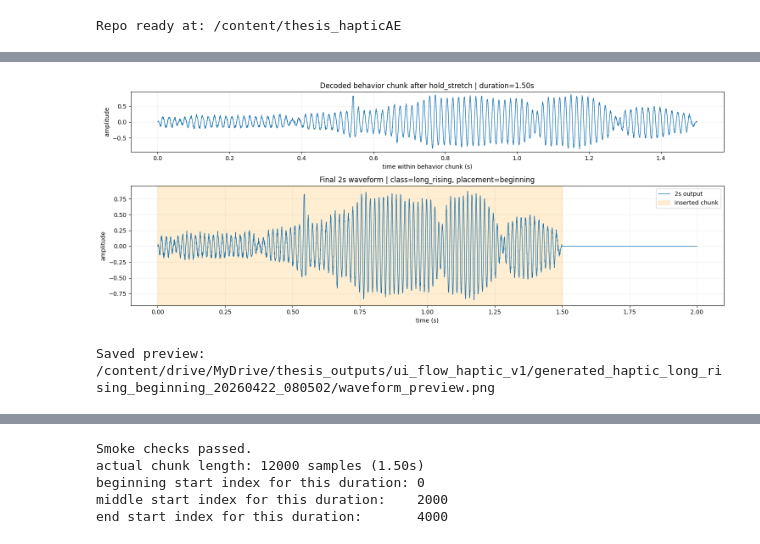
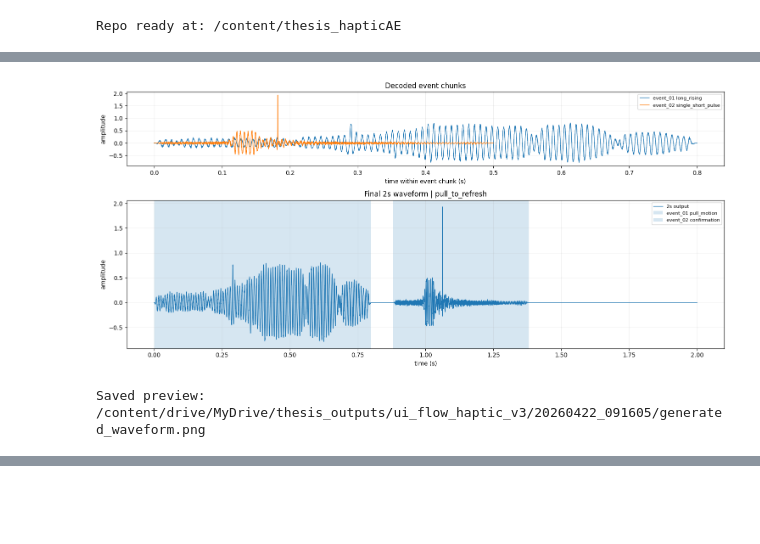
Before and after one commit to cindy-77jiayi/thesis_hapticAE, a Jupyter notebook: colab/ui_flow_to_haptic_pipeline.ipynb, the cells around one changed output, grey strips where cells are left out. Saved outputs shown, nothing was run; the diff lists cells and outputs as text; code cells hidden in the pictures; blank space fills up the shorter version.

```diff
--- a/colab/ui_flow_to_haptic_pipeline.ipynb
+++ b/colab/ui_flow_to_haptic_pipeline.ipynb
@@ -261,6 +428,6 @@ def validate_plan(plan: dict) -> dict:
 # %%
 # -----------------------------
-# Load VAE, checkpoint, and atlas files
+# Load VAE, checkpoint, atlas files, and prototype catalog
 # -----------------------------
 config = load_config(str(PROJECT_ROOT / CONFIG_PATH))
 sr = int(config["data"]["sr"])
@@ -277,6 +444,13 @@ else:
 device = torch.device("cuda" if torch.cuda.is_available() else "cpu")
 checkpoint_path = resolve_checkpoint(OUTPUTS_ROOT, CHECKPOINT_PATH_OVERRIDE)
 curated_data, atlas_data = load_prototype_source(CURATED_JSON_PATH, ATLAS_JSON_PATH)
+latent_feature_lookup = load_latent_feature_lookup(LATENT_TABLE_PATH)
+
+PROTOTYPE_CATALOG, PROTOTYPE_CATALOG_FOR_LLM, PROTOTYPE_CATALOG_TEXT = build_prototype_catalog(
+    curated_data,
+    atlas_data,
+    latent_feature_lookup,
+)
 
 model = build_model(config, device)
 load_checkpoint(model, str(checkpoint_path), device)
@@ -285,6 +459,8 @@ model.eval()
 print(f"Device: {device}")
 print(f"sr={sr}, chunk_len={chunk_len}, final_len={final_len}, latent_dim={latent_dim}")
 print(f"clip_abs={clip_abs}")
+print("Prototype catalog:")
+print(PROTOTYPE_CATALOG_TEXT[:5000])
 # %% [output]
 Using override checkpoint: /content/drive/MyDrive/thesis_outputs/outputs/vae_balanced_8d_0p5s/best_model.pt
 Loaded curated prototypes: /content/drive/MyDrive/thesis_outputs/behavior_atlas_8class/curated_behavior_prototypes.json
@@ -482,61 +1435,43 @@ PLAN: /content/drive/MyDrive/thesis_outputs/ui_flow_haptic_v1/generated_haptic_l
 # %%
 # -----------------------------
 # Plot and playback
 # -----------------------------
 time_final = np.arange(final_len) / sr
-time_chunk = np.arange(actual_chunk_len) / sr
 
-fig, axes = plt.subplots(2, 1, figsize=(15, 6), gridspec_kw={"height_ratios": [1, 2]})
-axes[0].plot(time_chunk, decoded_chunk, linewidth=1.0)
-axes[0].set_title(f"Decoded behavior chunk after {duration_mode} | duration={actual_chunk_len / sr:.2f}s")
-axes[0].set_xlabel("time within behavior chunk (s)")
+fig, axes = plt.subplots(2, 1, figsize=(15, 7), gridspec_kw={"height_ratios": [1, 2]})
+
+for record in event_records:
+    chunk = record["chunk"]
+    t = np.arange(len(chunk)) / sr
+    event = record["event"]
+    axes[0].plot(t, chunk, linewidth=1.0, label=f"{event['event_id']} {event['behavior_class']}")
+axes[0].set_title("Decoded event chunks")
+axes[0].set_xlabel("time within event chunk (s)")
 axes[0].set_ylabel("amplitude")
+axes[0].legend(loc="upper right", fontsize=8)
 axes[0].grid(alpha=0.2)
 
 axes[1].plot(time_final, final_wave, linewidth=1.0, label="2s output")
-axes[1].axvspan(start_idx / sr, end_idx / sr, color="orange", alpha=0.18, label="inserted chunk")
-axes[1].set_title(f"Final 2s waveform | class={behavior_class}, placement={placement}")
+for record in event_records:
+    event = record["event"]
+    axes[1].axvspan(
+        record["start_s"],
+        record["end_s"],
+        alpha=0.18,
+        label=f"{event['event_id']} {event['semantic_role']}",
+    )
+axes[1].set_title(f"Final 2s waveform | {HAPTIC_PLAN.get('interaction_type')}")
 axes[1].set_xlabel("time (s)")
 axes[1].set_ylabel("amplitude")
-axes[1].legend(loc="upper right")
+axes[1].legend(loc="upper right", fontsize=8)
 axes[1].grid(alpha=0.2)
 
 plt.tight_layout()
-plt.savefig(preview_path, dpi=150, bbox_inches="tight")
 plt.show()
 
 print(f"Saved preview: {preview_path}")
 display(Audio(final_wave, rate=sr))
 # %% [output]
-[figure, old version]
+[figure, new version]
-Saved preview: /content/drive/MyDrive/thesis_outputs/ui_flow_haptic_v1/generated_haptic_long_rising_beginning_20260422_080502/waveform_preview.png
+Saved preview: /content/drive/MyDrive/thesis_outputs/ui_flow_haptic_v3/20260422_091605/generated_waveform.png
 [interactive output not drawn]
-# %%
-# -----------------------------
-# Smoke assertions for v1 behavior
-# -----------------------------
-expected_starts = {
-    "beginning": 0,
-    "middle": (final_len - actual_chunk_len) // 2,
-    "end": final_len - actual_chunk_len,
-}
-assert len(final_wave) == 16000, f"Expected 16000 samples for 2s at 8kHz, got {len(final_wave)}"
-assert chunk_len == 4000, f"Expected original 4000-sample VAE chunk, got {chunk_len}"
-assert 1 <= actual_chunk_len <= final_len, (actual_chunk_len, final_len)
-assert start_idx == expected_starts[placement], (placement, start_idx, expected_starts[placement])
-
-outside = final_wave.copy()
-outside[start_idx:end_idx] = 0.0
-assert np.max(np.abs(outside)) < 1e-7, "Samples outside the inserted 0.5s region should remain silent"
-
-print("Smoke checks passed.")
-print(f"actual chunk length: {actual_chunk_len} samples ({actual_chunk_len / sr:.2f}s)")
-print(f"beginning start index for this duration: {expected_starts['beginning']}")
-print(f"middle start index for this duration:    {expected_starts['middle']}")
-print(f"end start index for this duration:       {expected_starts['end']}")
-# %% [output]
-Smoke checks passed.
-actual chunk length: 12000 samples (1.50s)
-beginning start index for this duration: 0
-middle start index for this duration:    2000
-end start index for this duration:       4000
```
Also changed, not shown: parts of 14 cells of this notebook.
